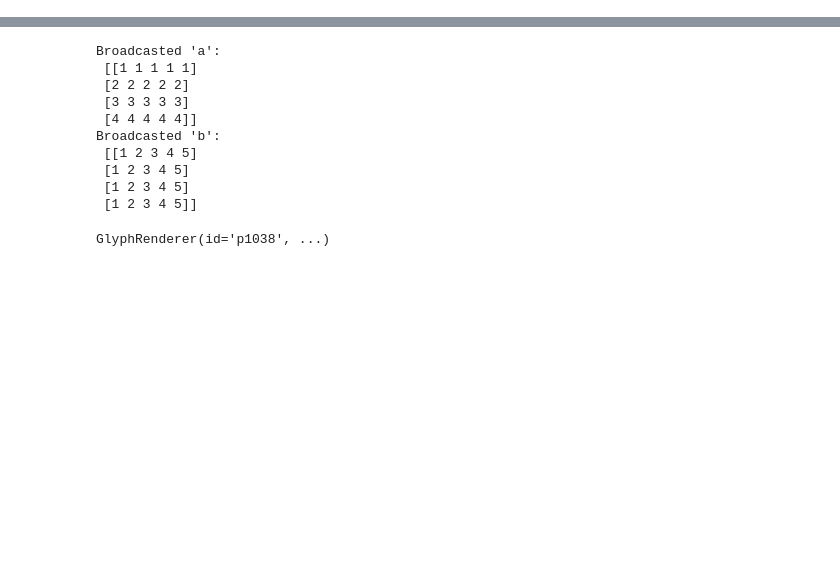
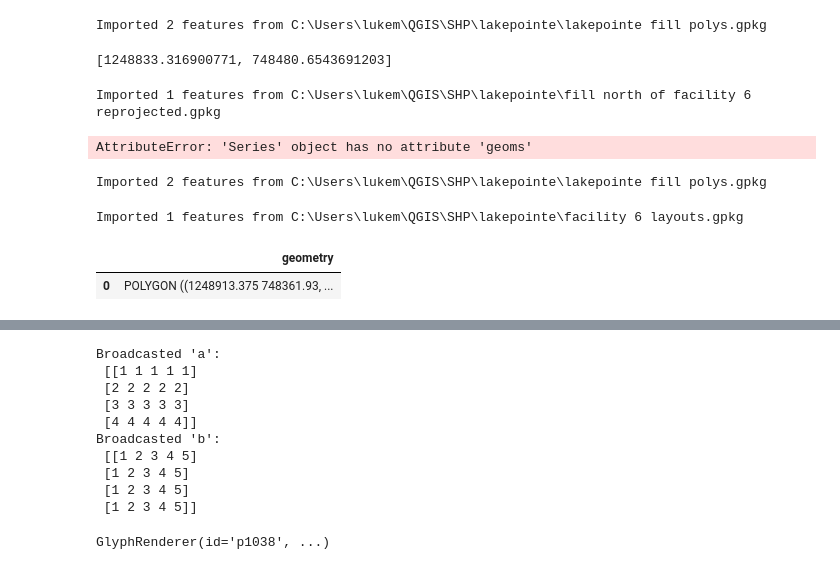
Before and after one commit to lmioduszewski/figs, a Jupyter notebook: scratch.ipynb, the cells around one changed output, grey strips where cells are left out. Drawn from its saved outputs; the diff is of its cells as text; code cells hidden in the pictures; blank space fills up the shorter version.

```diff
--- a/scratch.ipynb
+++ b/scratch.ipynb
@@ -12,0 +18,25 @@ from collections import namedtuple
+# %%
+f6path = Path(r"C:\Users\lukem\QGIS\SHP\lakepointe\facility 6 layouts.gpkg")
+fillpath = Path(r"C:\Users\lukem\QGIS\SHP\lakepointe\lakepointe fill polys.gpkg")
+f6 = read_gpkg(fillpath, crs='EPSG:2926').to_crs('EPSG:2927')
+f6 = f6.iloc[0].geometry
+pt = f6.representative_point()
+pt = [pt.x, pt.y]
+pt
+# %% [output]
+Imported 2 features from C:\Users\lukem\QGIS\SHP\lakepointe\lakepointe fill polys.gpkg
+[1248833.316900771, 748480.6543691203]
+# %%
+fill_areas = Path(r"C:\Users\lukem\QGIS\SHP\lakepointe\fill north of facility 6 reprojected.gpkg")
+fill_areas = read_gpkg(fill_areas)
+fill = fill_areas.geometry.iloc[0].geoms[0]
+type(fill)
+# %% [output]
+Imported 1 features from C:\Users\lukem\QGIS\SHP\lakepointe\fill north of facility 6 reprojected.gpkg
+AttributeError: 'Series' object has no attribute 'geoms'
+# %%
+fill_areas = Path(r"C:\Users\lukem\QGIS\SHP\lakepointe\lakepointe fill polys.gpkg")
+fill_areas = read_gpkg(fill_areas)
+fill_areas = fill_areas.iloc[0]
+# %% [output]
+Imported 2 features from C:\Users\lukem\QGIS\SHP\lakepointe\lakepointe fill polys.gpkg
@@ -12,0 +55,22 @@ from collections import namedtuple
+# %%
+def read_gpkg(filepath: Path, crs="EPSG:2927"):
+
+    layer=True
+    layer_num = 0
+    layers = []
+    while layer:
+        try:
+            geometry = gpd.read_file(filepath, layer=layer_num)
+            layers.append(geometry.geometry[0])
+            layer_num += 1
+        except:
+            layer = False
+            print(f'Imported {layer_num} features from {filepath}')
+    gdf = gpd.GeoDataFrame(geometry=layers, crs=crs)
+    return gdf
+
+read_gpkg(Path(r"C:\Users\lukem\QGIS\SHP\lakepointe\facility 6 layouts.gpkg"))
+# %% [output]
+Imported 1 features from C:\Users\lukem\QGIS\SHP\lakepointe\facility 6 layouts.gpkg
+|  | geometry |
+| 0 | POLYGON ((1248913.375 748361.93, ... |
```
Also changed, not shown: parts of 12 cells of this notebook, 9 other files.
